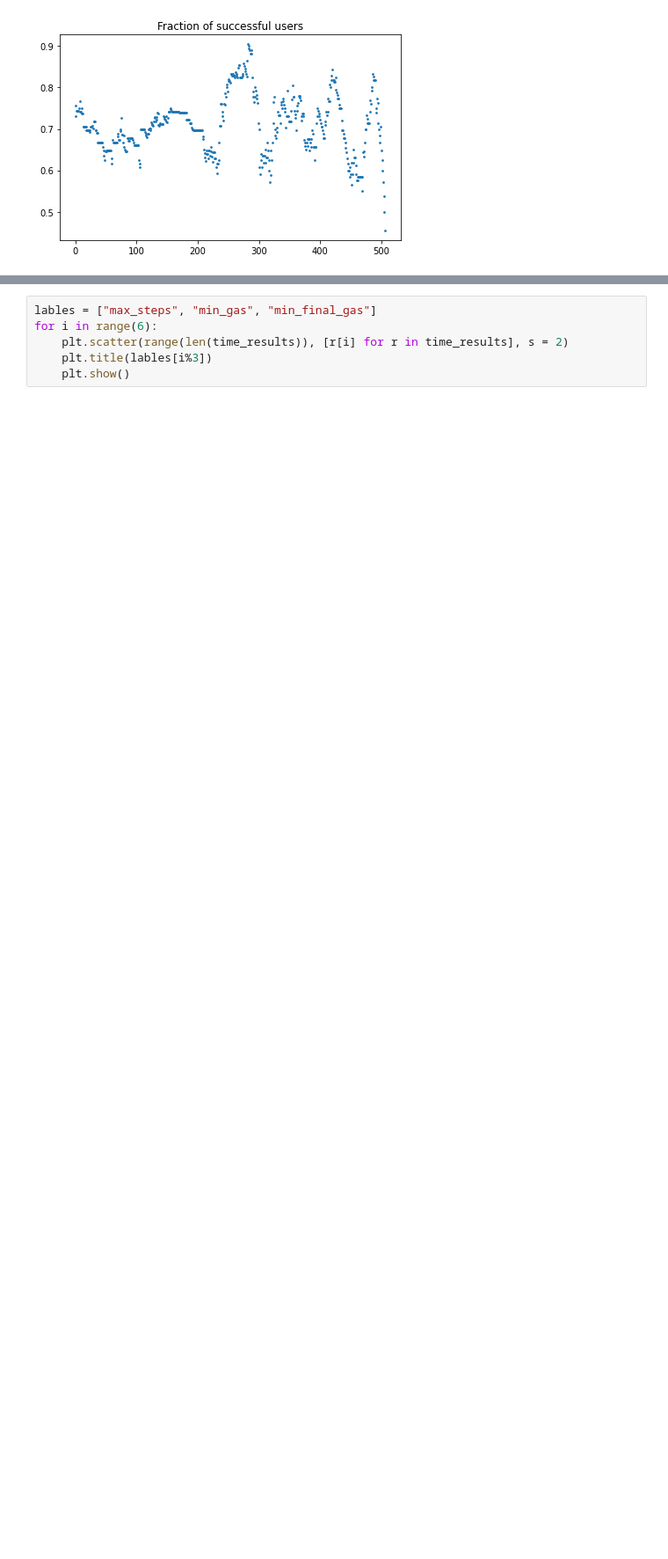
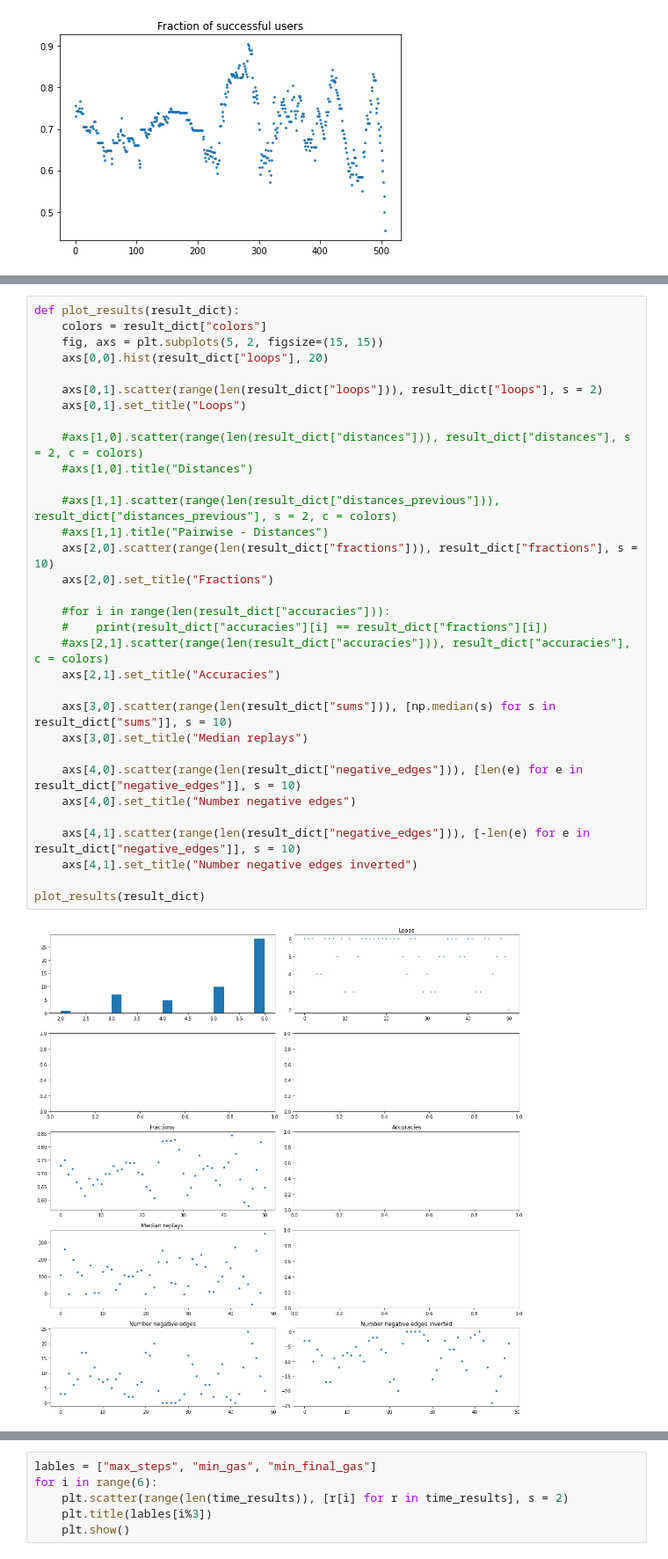
Before and after one commit to smartjourneymining/User-Journey-Games, a Jupyter notebook: case_study.ipynb, the cells around one changed output, grey strips where cells are left out. Shown at 88% size. Saved outputs shown, nothing was run; the diff lists cells and outputs as text; blank space fills up the shorter version.

```diff
--- a/case_study.ipynb
+++ b/case_study.ipynb
@@ -939,0 +1096,34 @@ plt.show()
+# %%
+def plot_results(result_dict):
+    colors = result_dict["colors"]
+    fig, axs = plt.subplots(5, 2, figsize=(15, 15))
+    axs[0,0].hist(result_dict["loops"], 20)
+
+    axs[0,1].scatter(range(len(result_dict["loops"])), result_dict["loops"], s = 2)
+    axs[0,1].set_title("Loops")
+
+    #axs[1,0].scatter(range(len(result_dict["distances"])), result_dict["distances"], s = 2, c = colors)
+    #axs[1,0].title("Distances")
+
+    #axs[1,1].scatter(range(len(result_dict["distances_previous"])), result_dict["distances_previous"], s = 2, c = colors)
+    #axs[1,1].title("Pairwise - Distances")
+    axs[2,0].scatter(range(len(result_dict["fractions"])), result_dict["fractions"], s = 10)
+    axs[2,0].set_title("Fractions")
+
+    #for i in range(len(result_dict["accuracies"])):
+    #    print(result_dict["accuracies"][i] == result_dict["fractions"][i])
+    #axs[2,1].scatter(range(len(result_dict["accuracies"])), result_dict["accuracies"], c = colors)
+    axs[2,1].set_title("Accuracies")
+
+    axs[3,0].scatter(range(len(result_dict["sums"])), [np.median(s) for s in result_dict["sums"]], s = 10)
+    axs[3,0].set_title("Median replays")
+
+    axs[4,0].scatter(range(len(result_dict["negative_edges"])), [len(e) for e in result_dict["negative_edges"]], s = 10)
+    axs[4,0].set_title("Number negative edges")
+
+    axs[4,1].scatter(range(len(result_dict["negative_edges"])), [-len(e) for e in result_dict["negative_edges"]], s = 10)
+    axs[4,1].set_title("Number negative edges inverted")
+
+plot_results(result_dict)
+# %% [output]
+[figure, added]
```
Also changed, not shown: parts of 10 cells of this notebook.
